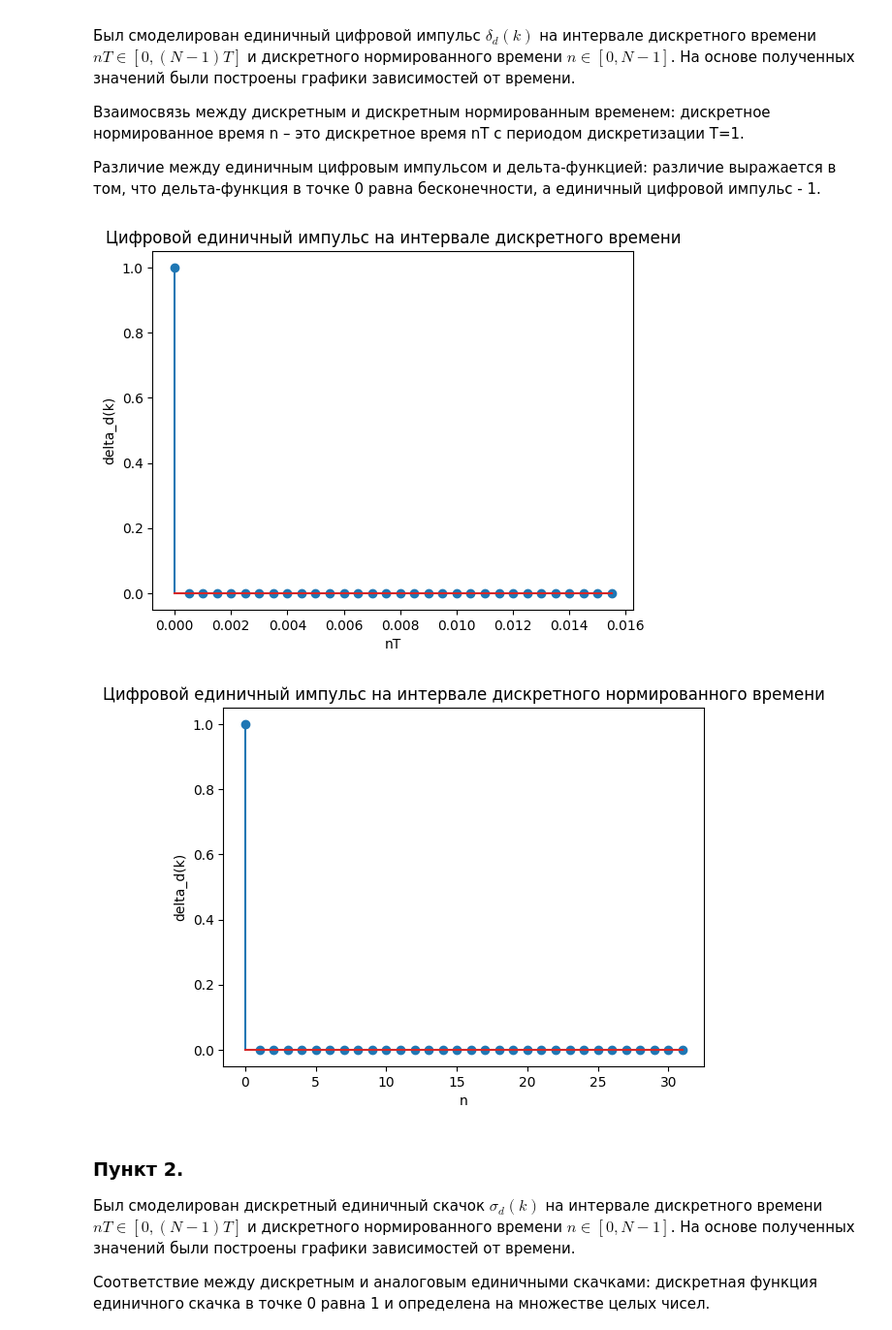
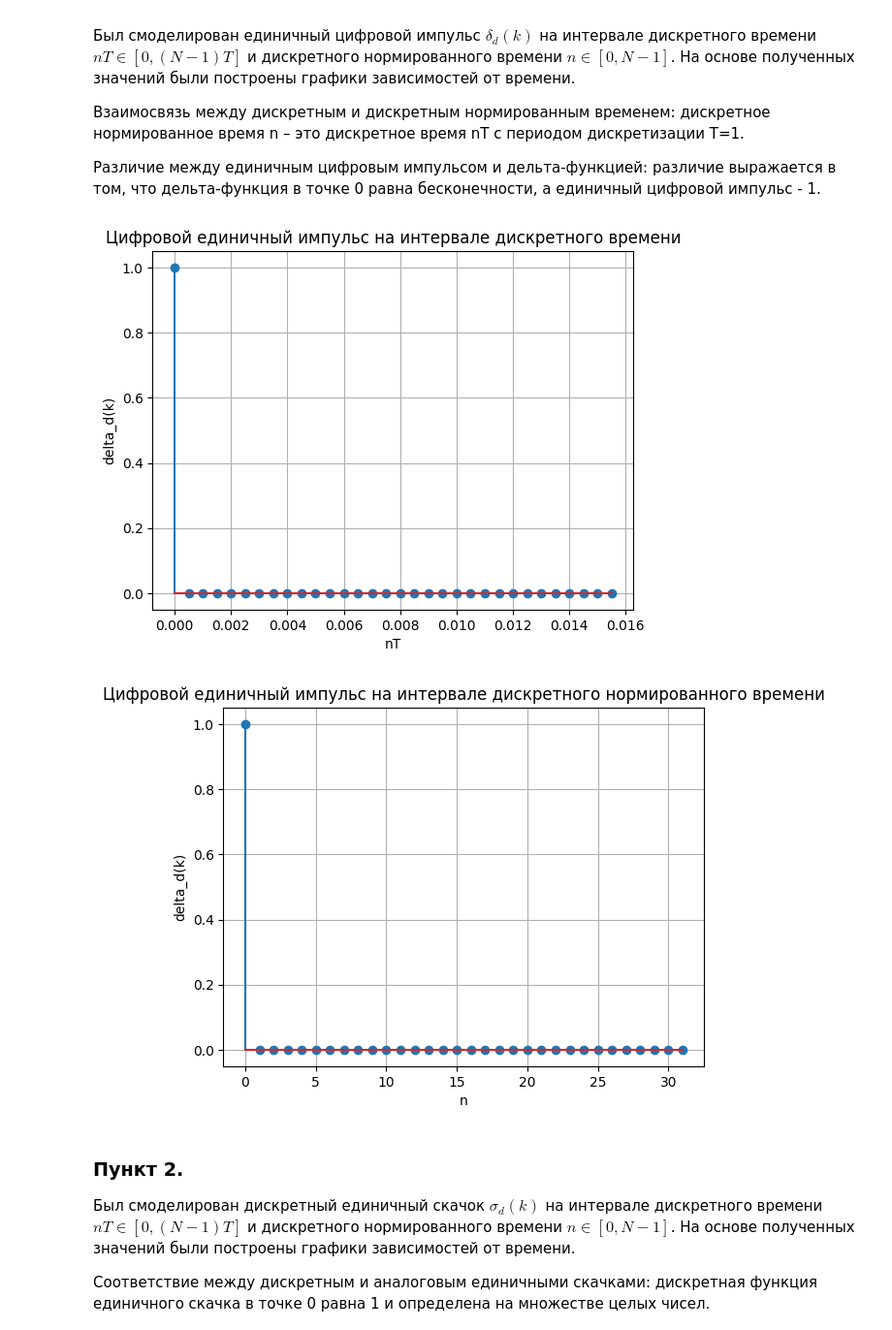
Before and after one commit to the-mvi/dsp-2023, a Jupyter notebook: 0382_Mikhailova_OD_Okhotnikova_GS/task1.ipynb, the cells around one changed output. Shown at 97% size. Cells and saved outputs as stored; diff of their text form; code cells hidden in the pictures.

```diff
--- a/0382_Mikhailova_OD_Okhotnikova_GS/task1.ipynb
+++ b/0382_Mikhailova_OD_Okhotnikova_GS/task1.ipynb
@@ -114,28 +114,30 @@ m = 5 + Nb % 5
 # %%
 # единичный цифровой импульс
 def delta_d(k):
     arr = [1 if i == 0 else 0 for i in k]
     return arr
 
 # задание интервалов
 n = np.arange(N)
 nT = np.arange(0, N*T, T)
 
 # построение графиков
 plt.stem(nT, delta_d(nT))
 plt.title('Цифровой единичный импульс на интервале дискретного времени')
 plt.xlabel('nT')
 plt.ylabel('delta_d(k)')
+plt.grid()
 plt.show()
 
 plt.stem(n, delta_d(n))
 plt.title('Цифровой единичный импульс на интервале дискретного нормированного времени')
 plt.xlabel('n')
 plt.ylabel('delta_d(k)')
+plt.grid()
 plt.show()
 # %% [output]
-[figure, old version]
+[figure, new version]
-[figure, old version]
+[figure, new version]
 # %% [markdown]
 ### Пункт 2.
 
```
Also changed, not shown: parts of 4 cells of this notebook.
